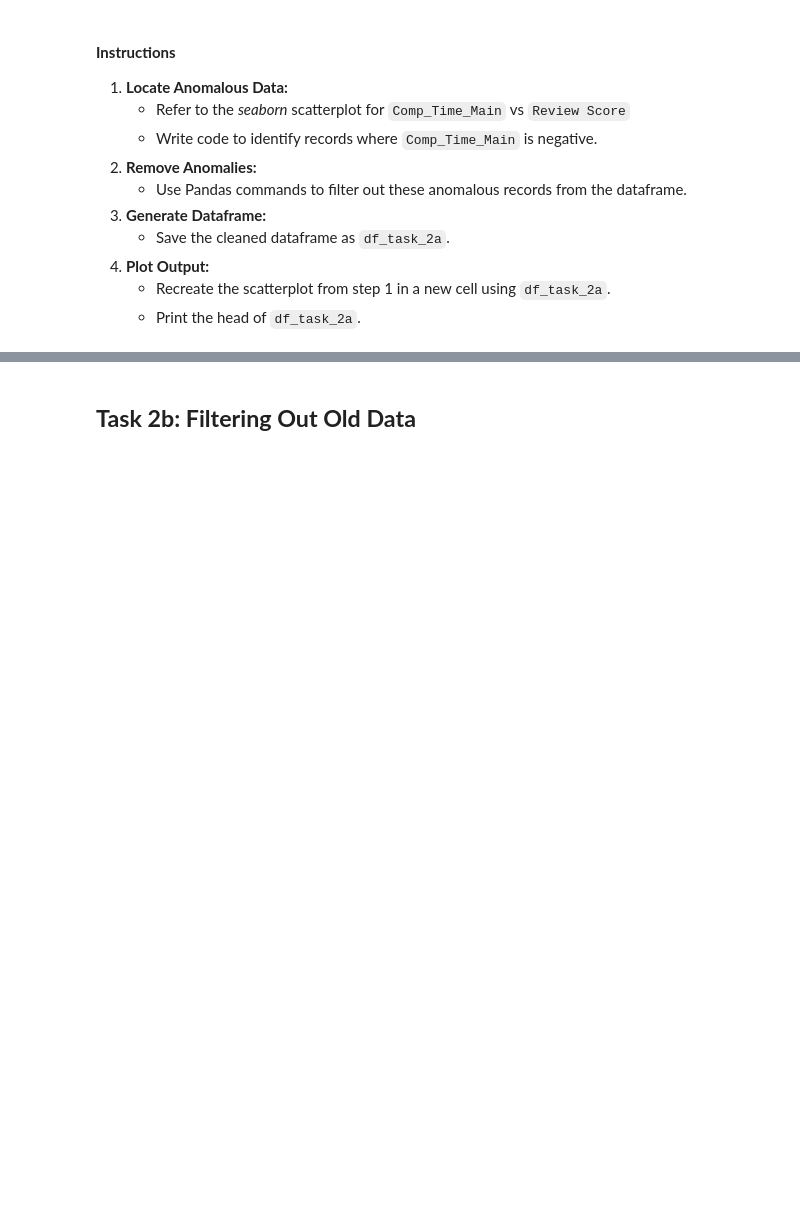
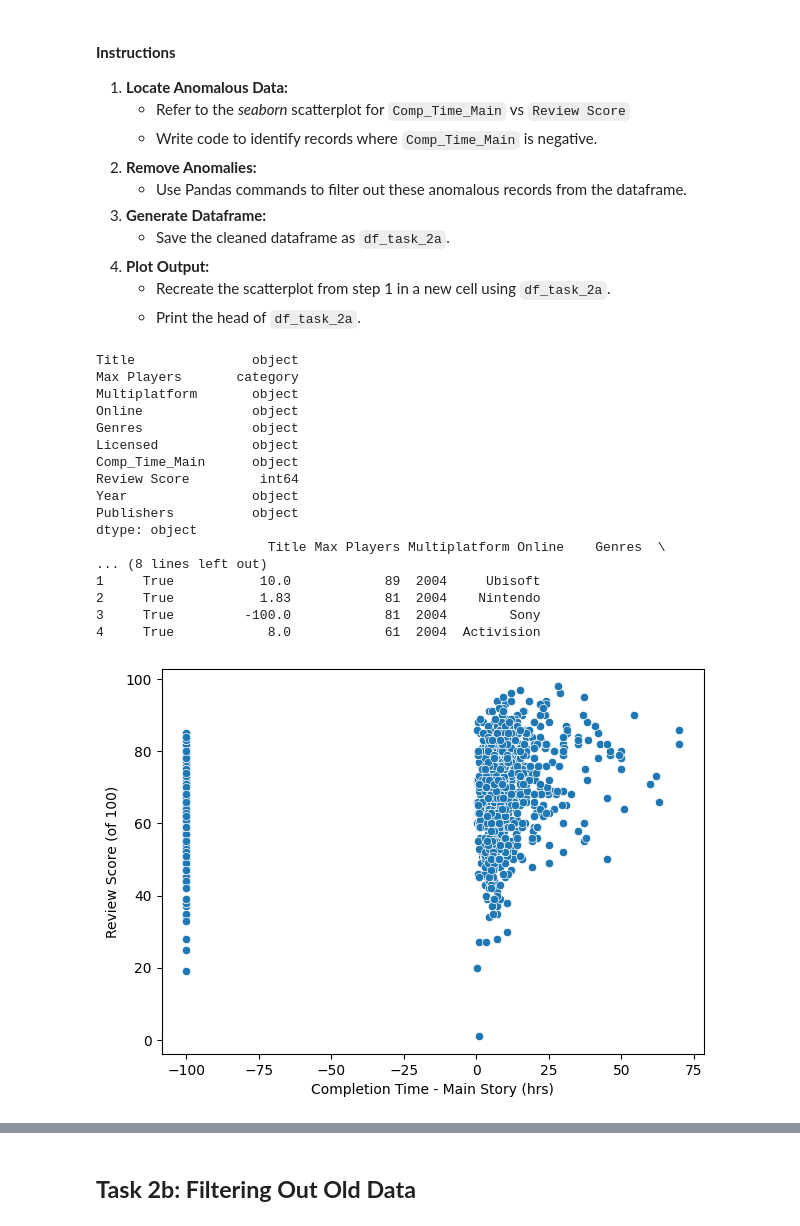
Before and after one commit to visdesignlab/persist_examples, a Jupyter notebook: Study Data II - Video Games/PANDAS_video_games_tasks.ipynb, the cells around one changed output, grey strips where cells are left out. Cells and saved outputs as stored; diff of their text form; code cells hidden in the pictures; blank space fills up the shorter version.

```diff
--- a/Study Data II - Video Games/PANDAS_video_games_tasks.ipynb
+++ b/Study Data II - Video Games/PANDAS_video_games_tasks.ipynb
@@ -67,4 +75,5 @@ Remove the following columns to streamline the dataset for further analysis:
 3. **Show Output:**
 	- Print the head of `df_task_1a` to show the changes.
 # %%
-df.head()
+df_task_1a = df.drop(columns = ['Re-release?','Comp_Time_All'])
+df_task_1a.head()
@@ -84,4 +100,5 @@ It looks like our dataset header went wrong when reading the file and some colum
 3. **Show Output:**
     - Print the head of `df_task_1b` to confirm the updated column names.
 # %%
-df_task_1a.head()
+df_task_1b = df_task_1a.rename(columns={"Licensed?":"Licensed", "Multiplatform?":"Multiplatform", "Online?":"Online"})
+df_task_1b.head()
@@ -104,4 +143,8 @@ df_task_1b.dtypes
 5. **Show Output:**
     - Display the dtypes of `df_task_1c` to verify the data type correction.
 # %%
-df_task_1b.head()
+df_task_1b.loc[df_task_1b['Max Players']=="1P"] = "1"
+df_task_1b['Max Players'] = df_task_1b['Max Players'].astype('category')
+df_task_1c = df_task_1b
+df_task_1c.dtypes
+df_task_1c.head()
@@ -128,17 +178,41 @@ In this task, we address data accuracy by filtering out anomalies in the complet
     - Recreate the scatterplot from step 1 in a new cell using `df_task_2a`.
     - Print the head of `df_task_2a`.
 # %%
+df_task_1c['Review Score'] = df_task_1c['Review Score'].astype('int')
+print(df_task_1c.dtypes)
+print(df_task_1c.head())
+df_task_1c = df_task_1c.loc[df_task_1c['Review Score'] >= 0]
 #### Scatterplot Code Start
 
 plt.figure(figsize=(7, 5))
 sns.scatterplot(data=df_task_1c, x='Comp_Time_Main', y='Review Score')
 
 plt.xlabel('Completion Time - Main Story (hrs)')
 plt.ylabel('Review Score (of 100)')
 
 # Display the plot
 plt.show()
 
 #### Scatterplot Code End
+df_task_1c.head()
 
-df_task_1c.head()
+# SKIP
+# %% [output]
+Title               object
+Max Players       category
+Multiplatform       object
+Online              object
+Genres              object
+Licensed            object
+Comp_Time_Main      object
+Review Score         int64
+Year                object
+Publishers          object
+dtype: object
+                      Title Max Players Multiplatform Online    Genres  \
+... (8 lines left out)
+1     True           10.0            89  2004     Ubisoft
+2     True           1.83            81  2004    Nintendo
+3     True         -100.0            81  2004        Sony
+4     True            8.0            61  2004  Activision
+[figure, added]
```
Also changed, not shown: parts of 13 cells of this notebook, 1 other file.
